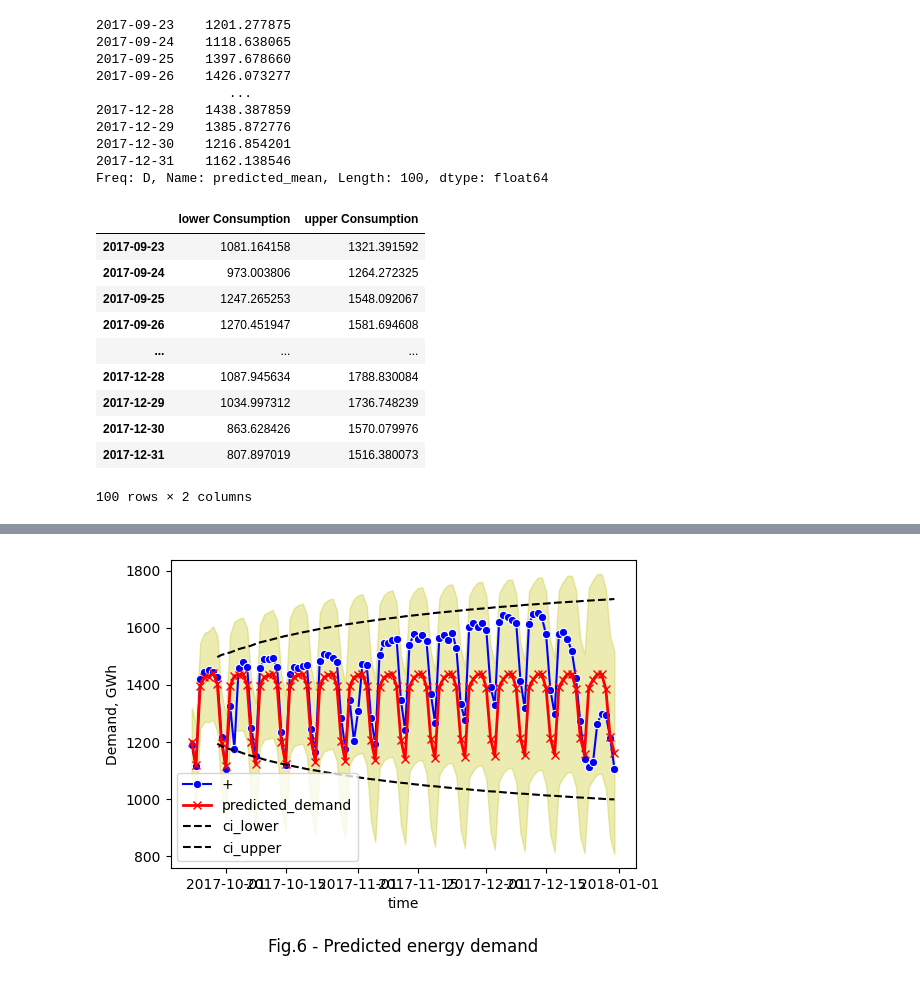
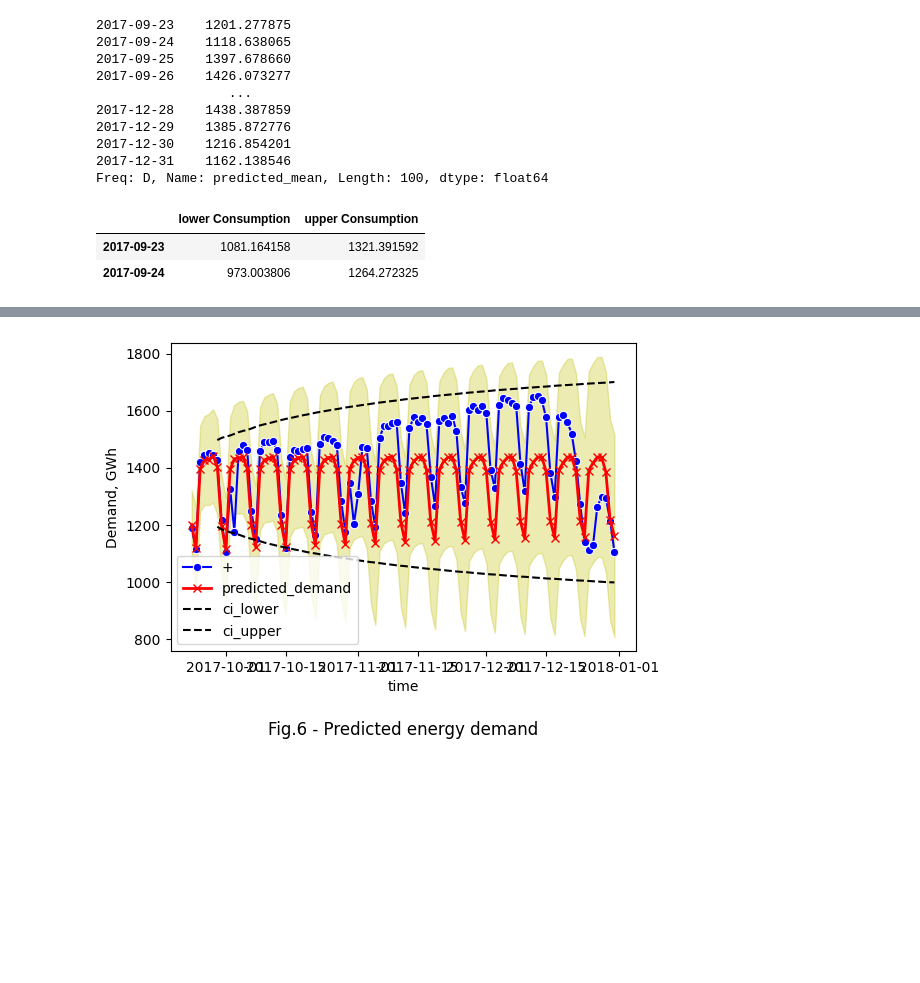
Before and after one commit to Alex1iv/Power_consumption_prediction, a Jupyter notebook: notebooks/power_consumption.ipynb, the cells around one changed output, grey strips where cells are left out. Saved outputs shown, nothing was run; the diff lists cells and outputs as text; code cells hidden in the pictures; blank space fills up the shorter version.

```diff
--- a/notebooks/power_consumption.ipynb
+++ b/notebooks/power_consumption.ipynb
@@ -510,20 +508,12 @@ Freq: D, Name: predicted_mean, Length: 100, dtype: float64
 # %%
 # forecast = arima_model.conf_int(alpha=0.05)
 forecast_df = arima_model.get_forecast(len(test_data.index))
 forecast_df = forecast_df.conf_int(alpha=0.05) # Confidence level of 95%
-forecast_df
+forecast_df.head(2)
 # %% [output]
 |  | lower Consumption | upper Consumption |
 | 2017-09-23 | 1081.164158 | 1321.391592 |
 | 2017-09-24 | 973.003806 | 1264.272325 |
-| 2017-09-25 | 1247.265253 | 1548.092067 |
-| 2017-09-26 | 1270.451947 | 1581.694608 |
-| ... | ... | ... |
-| 2017-12-28 | 1087.945634 | 1788.830084 |
-| 2017-12-29 | 1034.997312 | 1736.748239 |
-| 2017-12-30 | 863.628426 | 1570.079976 |
-| 2017-12-31 | 807.897019 | 1516.380073 |
-100 rows × 2 columns
 # %%
 prediction_arima = pd.DataFrame({
     'y': test_data['Consumption'].values.ravel(),
```
Also changed, not shown: parts of 8 cells of this notebook, 1 other file.
